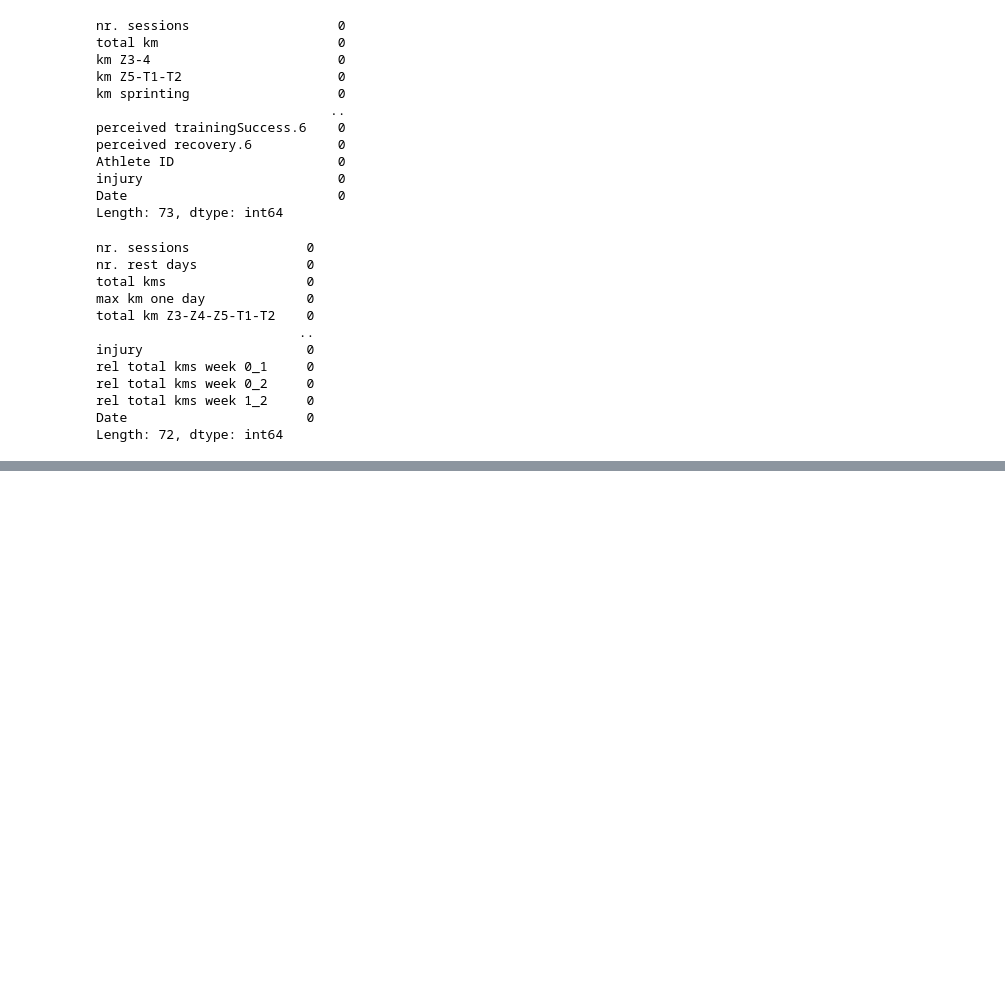
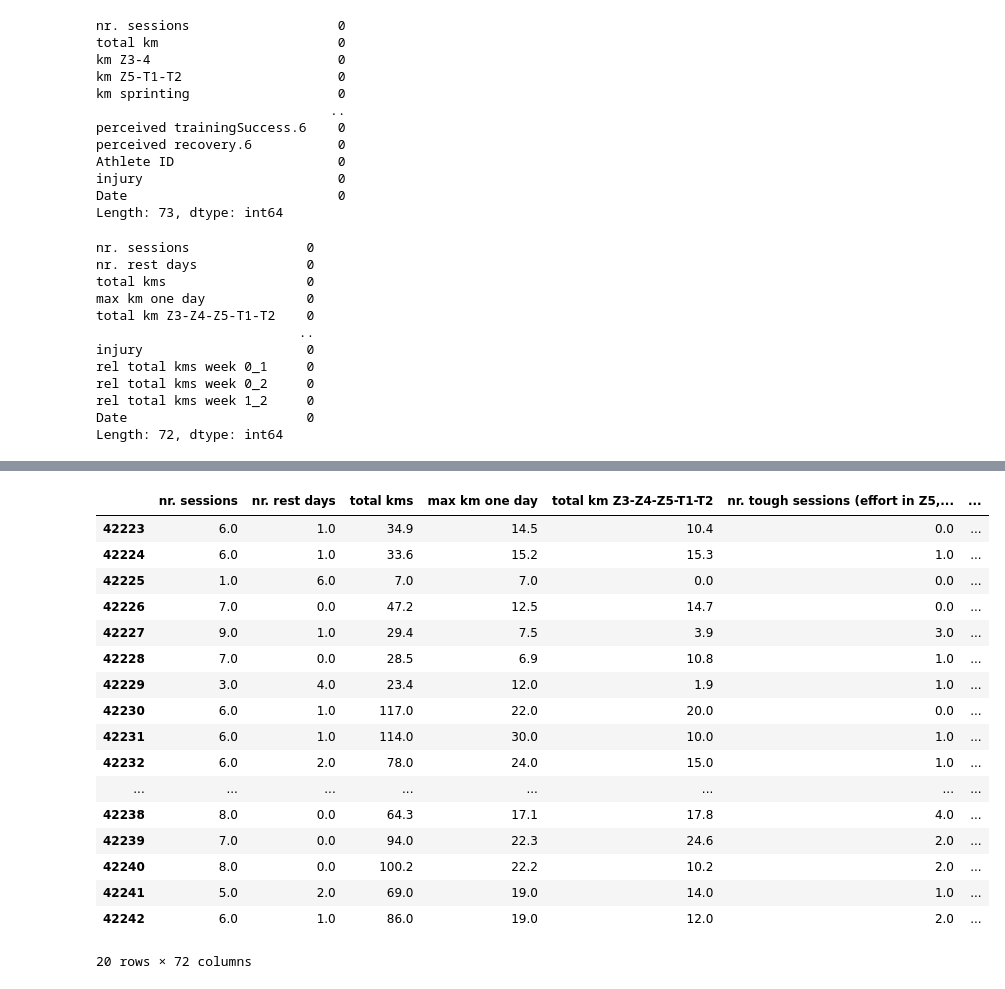
Before and after one commit to sonicjoy/Injury-Prediction-for-Competitive-Runners, a Jupyter notebook: main.ipynb, the cells around one changed output, grey strips where cells are left out. Saved outputs shown, nothing was run; the diff lists cells and outputs as text; code cells hidden in the pictures; blank space fills up the shorter version.

```diff
--- a/main.ipynb
+++ b/main.ipynb
@@ -211,3 +267,24 @@ Num GPUs Available:  1
+# %%
+week_ds[(week_ds['injury']>0)].head(20)
+# %% [output]
+|  | nr. sessions | nr. rest days | total kms | max km one day | total km Z3-Z4-Z5-T1-T2 | nr. tough sessions (effort in Z5,... | ... |
+| 42223 | 6.0 | 1.0 | 34.9 | 14.5 | 10.4 | 0.0 | ... |
+| 42224 | 6.0 | 1.0 | 33.6 | 15.2 | 15.3 | 1.0 | ... |
+| 42225 | 1.0 | 6.0 | 7.0 | 7.0 | 0.0 | 0.0 | ... |
+| 42226 | 7.0 | 0.0 | 47.2 | 12.5 | 14.7 | 0.0 | ... |
+| 42227 | 9.0 | 1.0 | 29.4 | 7.5 | 3.9 | 3.0 | ... |
+| 42228 | 7.0 | 0.0 | 28.5 | 6.9 | 10.8 | 1.0 | ... |
+| 42229 | 3.0 | 4.0 | 23.4 | 12.0 | 1.9 | 1.0 | ... |
+| 42230 | 6.0 | 1.0 | 117.0 | 22.0 | 20.0 | 0.0 | ... |
+| 42231 | 6.0 | 1.0 | 114.0 | 30.0 | 10.0 | 1.0 | ... |
+| 42232 | 6.0 | 2.0 | 78.0 | 24.0 | 15.0 | 1.0 | ... |
+| ... | ... | ... | ... | ... | ... | ... | ... |
+| 42238 | 8.0 | 0.0 | 64.3 | 17.1 | 17.8 | 4.0 | ... |
+| 42239 | 7.0 | 0.0 | 94.0 | 22.3 | 24.6 | 2.0 | ... |
+| 42240 | 8.0 | 0.0 | 100.2 | 22.2 | 10.2 | 2.0 | ... |
+| 42241 | 5.0 | 2.0 | 69.0 | 19.0 | 14.0 | 1.0 | ... |
+| 42242 | 6.0 | 1.0 | 86.0 | 19.0 | 12.0 | 2.0 | ... |
+20 rows × 72 columns
 # %%
 import pandas as pd
 import numpy as np
```
Also changed, not shown: parts of 7 cells of this notebook, 1 other file.
